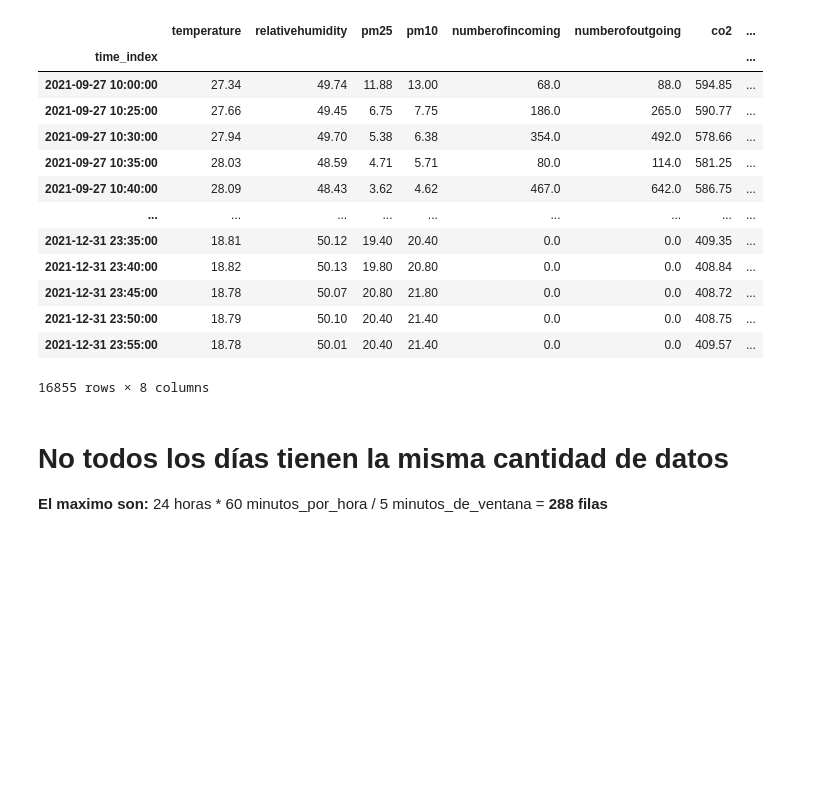
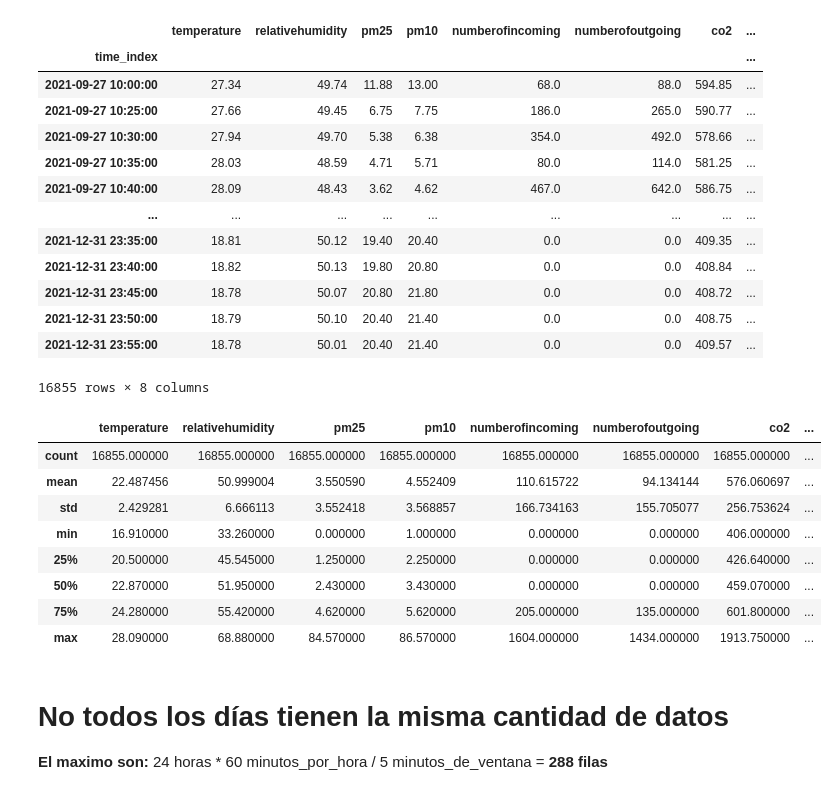
Before and after one commit to CenticMurcia/proyecto-CO2, a Jupyter notebook: EDA datos buenos.ipynb, the cells around one changed output. Cells and saved outputs as stored; diff of their text form; code cells hidden in the pictures; blank space fills up the shorter version.

```diff
--- a/EDA datos buenos.ipynb
+++ b/EDA datos buenos.ipynb
@@ -33,6 +33,18 @@ df
 | 2021-12-31 23:50:00 | 18.79 | 50.10 | 20.40 | 21.40 | 0.0 | 0.0 | 408.75 | ... |
 | 2021-12-31 23:55:00 | 18.78 | 50.01 | 20.40 | 21.40 | 0.0 | 0.0 | 409.57 | ... |
 16855 rows × 8 columns
+# %%
+df.describe()
+# %% [output]
+|  | temperature | relativehumidity | pm25 | pm10 | numberofincoming | numberofoutgoing | co2 | ... |
+| count | 16855.000000 | 16855.000000 | 16855.000000 | 16855.000000 | 16855.000000 | 16855.000000 | 16855.000000 | ... |
+| mean | 22.487456 | 50.999004 | 3.550590 | 4.552409 | 110.615722 | 94.134144 | 576.060697 | ... |
+| std | 2.429281 | 6.666113 | 3.552418 | 3.568857 | 166.734163 | 155.705077 | 256.753624 | ... |
+| min | 16.910000 | 33.260000 | 0.000000 | 1.000000 | 0.000000 | 0.000000 | 406.000000 | ... |
+| 25% | 20.500000 | 45.545000 | 1.250000 | 2.250000 | 0.000000 | 0.000000 | 426.640000 | ... |
+| 50% | 22.870000 | 51.950000 | 2.430000 | 3.430000 | 0.000000 | 0.000000 | 459.070000 | ... |
+| 75% | 24.280000 | 55.420000 | 4.620000 | 5.620000 | 205.000000 | 135.000000 | 601.800000 | ... |
+| max | 28.090000 | 68.880000 | 84.570000 | 86.570000 | 1604.000000 | 1434.000000 | 1913.750000 | ... |
 # %% [markdown]
 # No todos los días tienen la misma cantidad de datos
 **El maximo son:**  24 horas * 60 minutos_por_hora / 5 minutos_de_ventana = **288 filas**
```
Also changed, not shown: parts of 5 cells of this notebook.
